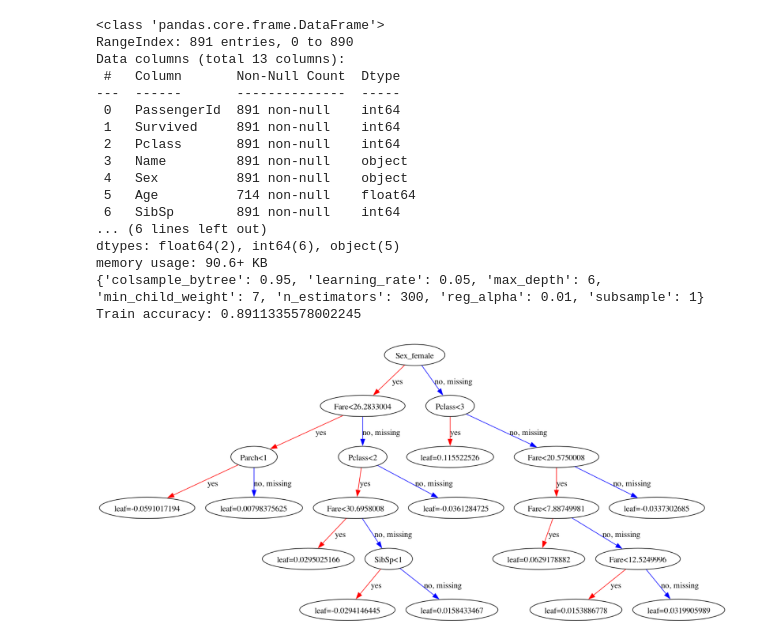
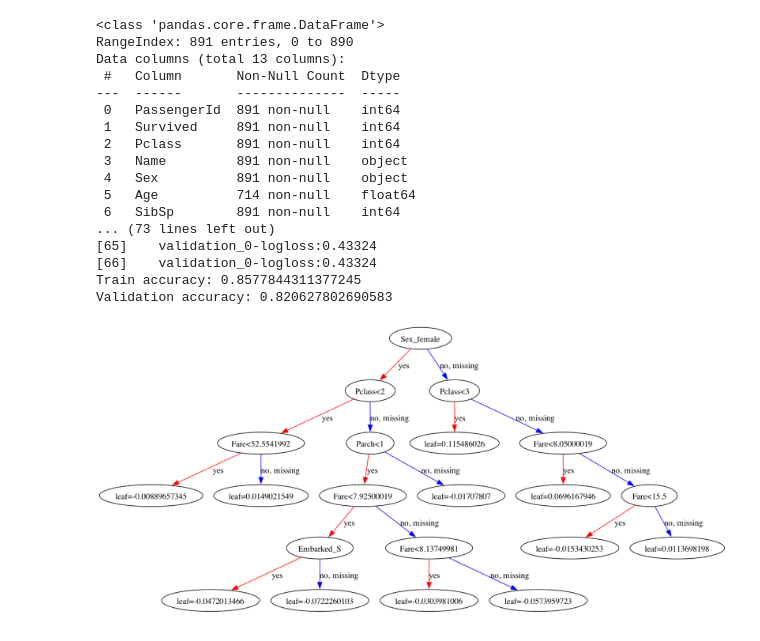
Before and after one commit to bsgreenb/kaggle, a Jupyter notebook: titanic/titanic.ipynb, the cells around one changed output. Cells and saved outputs as stored; diff of their text form; code cells hidden in the pictures.

Commit message:
Fed params into early stopping

```diff
--- a/titanic/titanic.ipynb
+++ b/titanic/titanic.ipynb
@@ -31,59 +31,57 @@ X_test = test_data[features]
 X_train = pd.get_dummies(X_train)
 X_test = pd.get_dummies(X_test)
 
-# X_train, X_valid, y_train, y_valid = train_test_split(X_train, y_train, stratify=y_train, random_state=1)
-# model = xgb.XGBClassifier(early_stopping_rounds=5, random_state=1, colsample_bytree=0.95, learning_rate=0.1, max_depth=5, min_child_weight=7, n_estimators=500, reg_alpha=0.01)
+X_train, X_valid, y_train, y_valid = train_test_split(X_train, y_train, stratify=y_train, random_state=1)
 
-model = xgb.XGBClassifier(random_state=1)
-hyperparameter_grid = {
-    'max_depth': range(4,7),
-    'learning_rate': [.01, .05, .1],
-    'n_estimators': [300],
-    'subsample': [.3, 0.7, 1],
-    'min_child_weight': [3,7,10],
-    'colsample_bytree': [.95],
-    'reg_alpha': [0.005, 0.01, 0.05],
-}
-clf = GridSearchCV(model, hyperparameter_grid)
-clf.fit(X_train, y_train, verbose=2)
-print(clf.best_params_)
-best_model = clf.best_estimator_
+model = xgb.XGBClassifier(early_stopping_rounds=5, random_state=1, colsample_bytree=0.95, learning_rate=0.05, max_depth=6, min_child_weight=7, n_estimators=300, reg_alpha=0.01, subsample=1)
 
-# best_model = model.fit(X_train, y_train, eval_set=[(X_valid, y_valid)])
+# model = xgb.XGBClassifier(random_state=1)
+# hyperparameter_grid = {
+#     'max_depth': range(4,7),
+#     'learning_rate': [.01, .05, .1],
+#     'n_estimators': [300],
+#     'subsample': [.3, 0.7, 1],
+#     'min_child_weight': [3,7,10],
+#     'colsample_bytree': [.95],
+#     'reg_alpha': [0.005, 0.01, 0.05],
+# }
+# clf = GridSearchCV(model, hyperparameter_grid)
+# clf.fit(X_train, y_train, verbose=2)
+# print(clf.best_params_)
+# best_model = clf.best_estimator_
+
+best_model = model.fit(X_train, y_train, eval_set=[(X_valid, y_valid)])
 
 y_train_pred = best_model.predict(X_train)
-
-
-
 train_accuracy = accuracy_score(y_train, y_train_pred)
 print("Train accuracy: " + str(train_accuracy))
 
-# y_valid_pred = best_model.predict(X_valid)
-# valid_accuracy = accuracy_score(y_valid, y_valid_pred)
-# print("Validation accuracy: " + str(valid_accuracy))
+y_valid_pred = best_model.predict(X_valid)
+valid_accuracy = accuracy_score(y_valid, y_valid_pred)
+print("Validation accuracy: " + str(valid_accuracy))
 
 rcParams['figure.figsize'] = 80,50
 plot_tree(best_model, fontsize=12)
 
 predictions = best_model.predict(X_test)
 output = pd.DataFrame({'PassengerId': test_data.PassengerId, 'Survived': predictions})
 output.to_csv('submission.csv', index=False)
 # %% [output]
 <class 'pandas.core.frame.DataFrame'>
 RangeIndex: 891 entries, 0 to 890
 Data columns (total 13 columns):
  #   Column       Non-Null Count  Dtype
 ---  ------       --------------  -----
  0   PassengerId  891 non-null    int64
  1   Survived     891 non-null    int64
  2   Pclass       891 non-null    int64
  3   Name         891 non-null    object
  4   Sex          891 non-null    object
  5   Age          714 non-null    float64
  6   SibSp        891 non-null    int64
-... (6 lines left out)
-dtypes: float64(2), int64(6), object(5)
-memory usage: 90.6+ KB
-{'colsample_bytree': 0.95, 'learning_rate': 0.05, 'max_depth': 6, 'min_child_weight': 7, 'n_estimators': 300, 'reg_alpha': 0.01, 'subsample': 1}
-Train accuracy: 0.8911335578002245
+... (73 lines left out)
+[65]    validation_0-logloss:0.43324
+[66]    validation_0-logloss:0.43324
+Train accuracy: 0.8577844311377245
+Validation accuracy: 0.820627802690583
-[figure, old version]
+[figure, new version]
```
Also changed, not shown: 1 other file.
